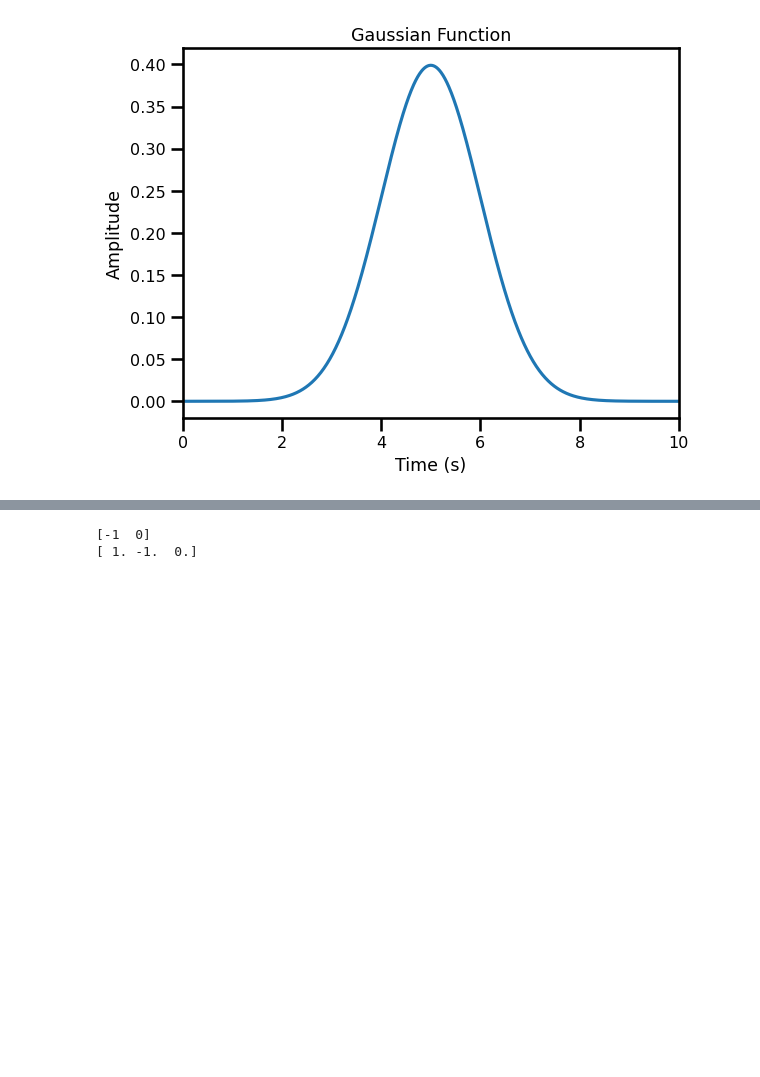
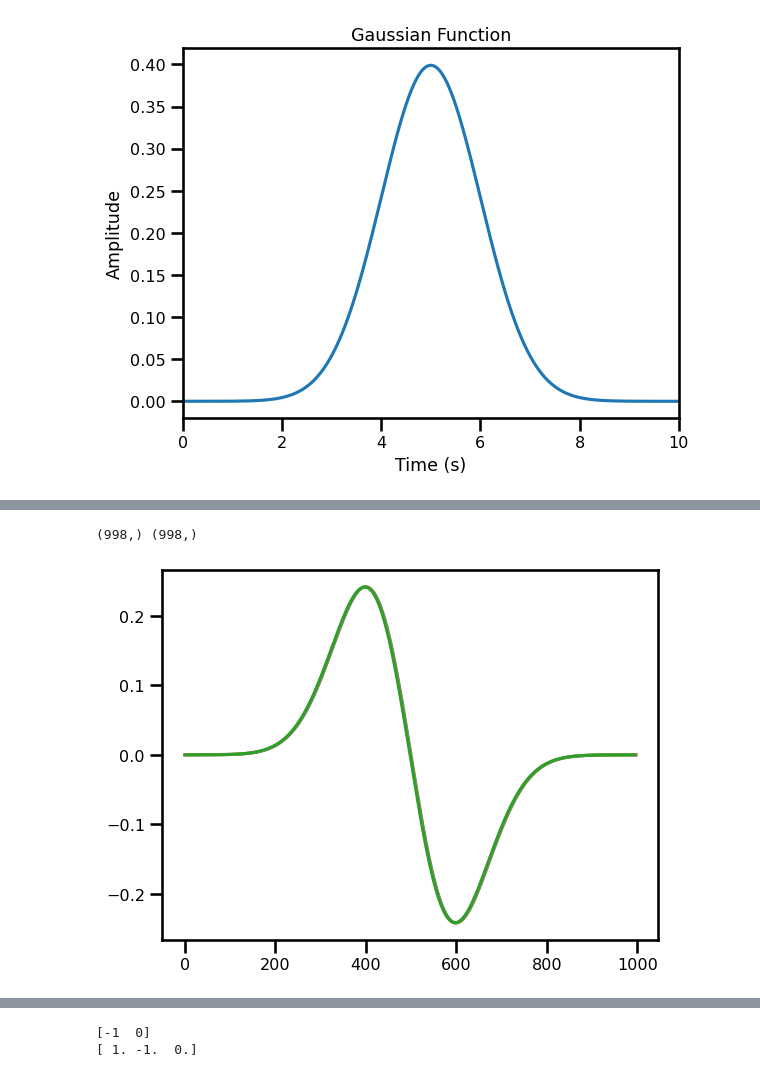
Before and after one commit to jejjohnson/jaxsw, a Jupyter notebook: notebooks/dev/eman/differential_operators/0_finite_difference.ipynb, the cells around one changed output, grey strips where cells are left out. Cells and saved outputs as stored; diff of their text form; code cells hidden in the pictures; blank space fills up the shorter version.

```diff
--- a/notebooks/dev/eman/differential_operators/0_finite_difference.ipynb
+++ b/notebooks/dev/eman/differential_operators/0_finite_difference.ipynb
@@ -163,0 +452,5 @@ def get_fd_coefficients(
+# %%
+size = f.shape[axis]
+
+
+print(f"Size of input dims: {size} (at axis {axis})")
@@ -163,0 +459,6 @@ def get_fd_coefficients(
+# %%
+# padding
+pad = ((1,1))
+mode = "edge"
+
+f_padded = jnp.pad(f, pad_width=pad, mode=mode)
@@ -163,0 +480,34 @@ def get_fd_coefficients(
+# %%
+import functools as ft
+
+# initialize slice object
+sliced = ft.partial(jax.lax.slice_in_dim, f_padded, axis=axis)
+
+
+center_x = sum(
+    coeff * sliced(offset - offsets[0], size + (offset - offsets[-1]))
+    for offset, coeff in zip(offsets, kernel)
+)
+
+
+print(center_x.shape, f[1:-1].shape)
+
+# check closeness!
+slice_soln = 0.5 * f[2:] - 0.5 * f[:-2]
+
+# np.testing.assert_array_almost_equal(center_x/dt, (0.5 * f[2:] - 0.5 * f[:-2])/dt, decimal=4)
+
+np.testing.assert_array_almost_equal(center_x, slice_soln, decimal=4)
+# np.testing.assert_array_almost_equal(slice_soln, dt * df[2:-2], decimal=1)
+# np.testing.assert_array_almost_equal(center_x, dt * df[2:-2], decimal=1)
+# %% [output]
+(998,) (998,)
+# %%
+fig, ax = plt.subplots()
+
+ax.plot(center_x/dt)
+ax.plot((0.5 * f[2:] - 0.5 * f[:-2])/dt)
+ax.plot(df[2:-2])
+plt.show()
+# %% [output]
+[figure, added]
```
Also changed, not shown: parts of 42 cells of this notebook, 8 other files.
